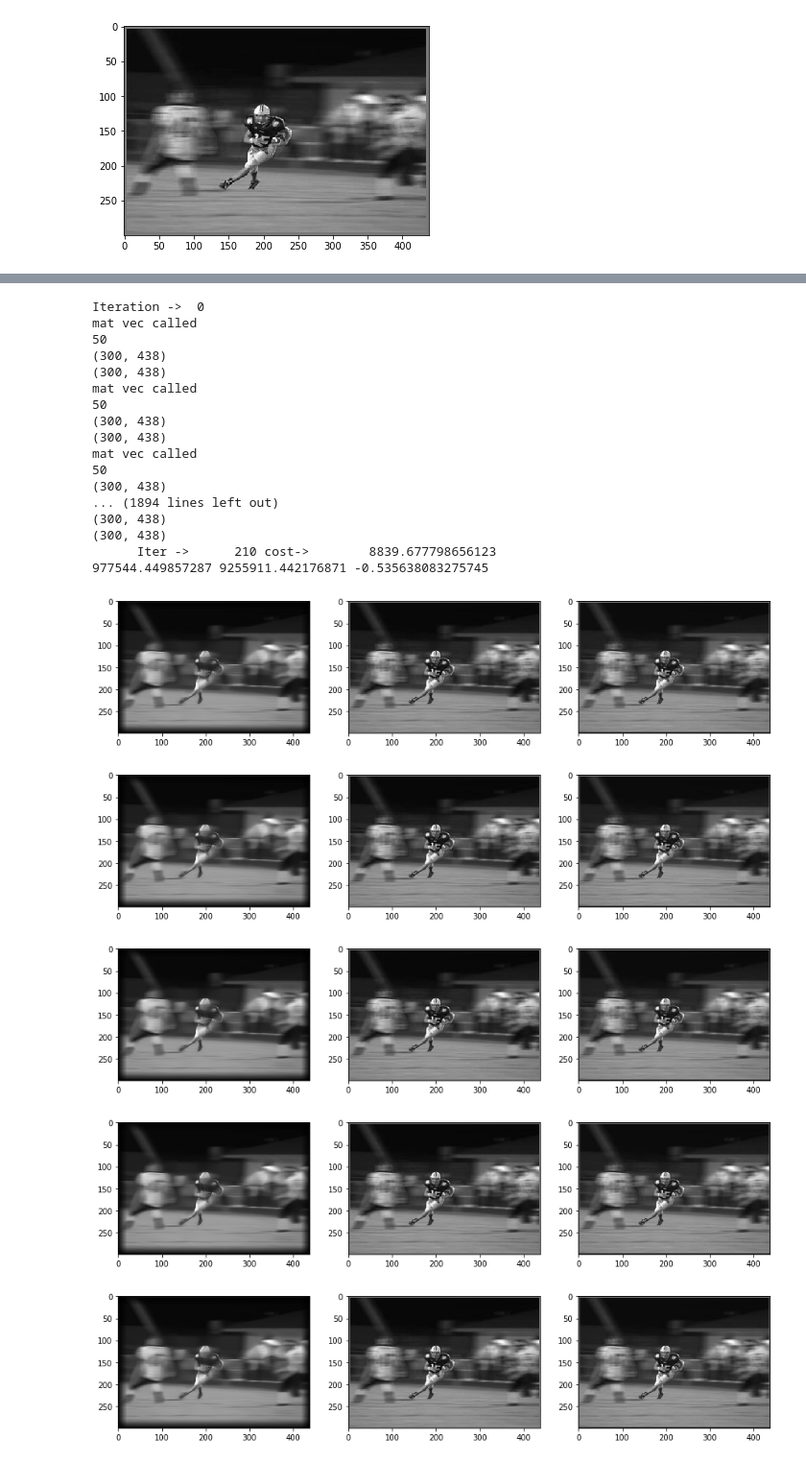
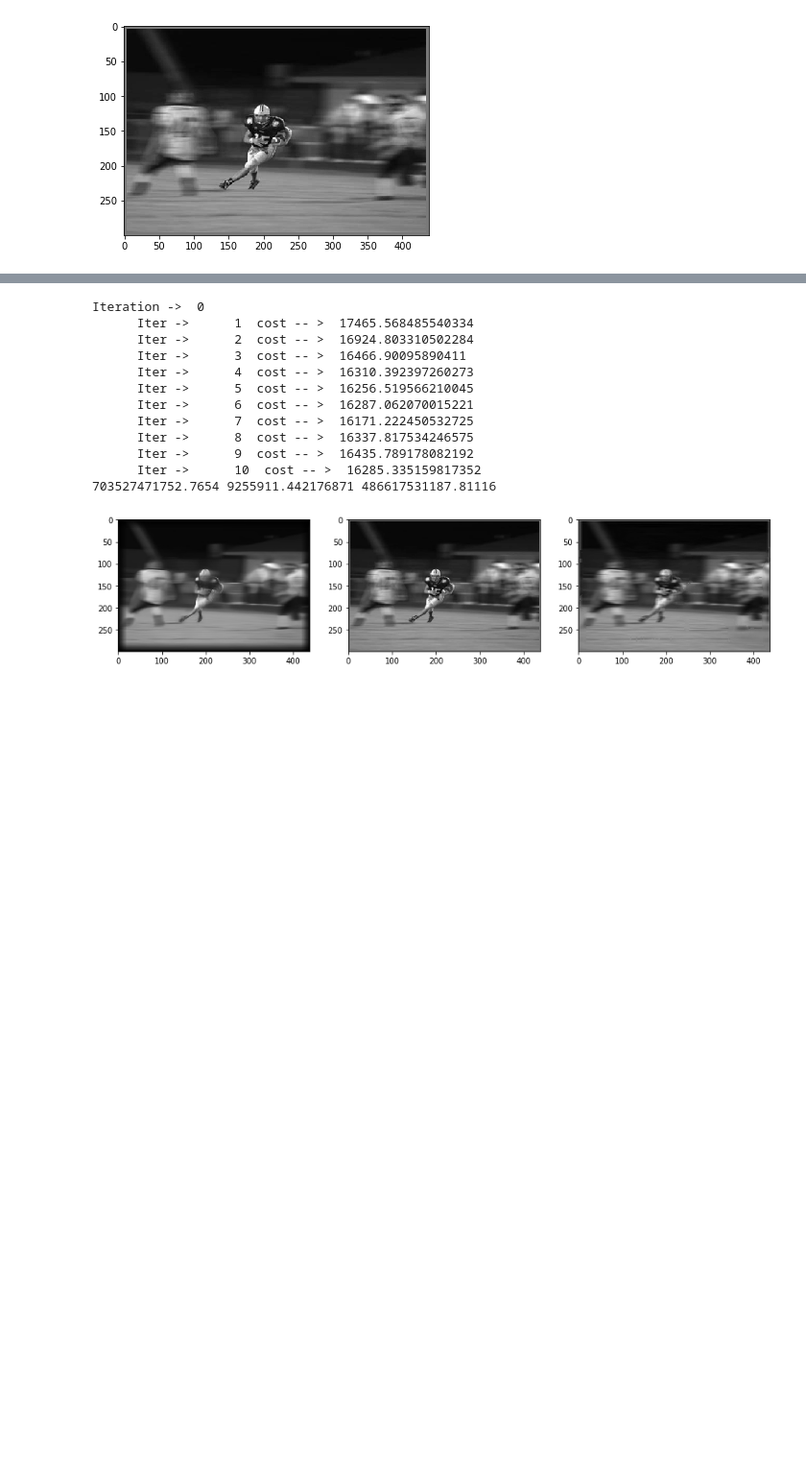
Before and after one commit to alti-tude/blind_deblurring, a Jupyter notebook: deconv.ipynb, the cells around one changed output, grey strips where cells are left out. Shown: that part at 96% size. Drawn from its saved outputs; the diff is of its cells as text; code cells hidden in the pictures; blank space fills up the shorter version.

Commit message:
tried for non uniform blur

```diff
--- a/deconv.ipynb
+++ b/deconv.ipynb
@@ -34,6 +34,8 @@ with Notebook():
 # %%
 img = utils.loadImage('./resources/test4.png', 'gray')
 # x, K = utils.nonUniformBlur(img)
+magnitude, directions = reblur.getImageBlurEstimate(img)
+
 x = img
 print(x.shape)
 plt.imshow(x, cmap='gray')
@@ -264,12 +301,14 @@ def EPLLhalfQuadraticSplitDeblur(noiseI, lam, K, patchSize, betas, T, alpha, h,
         for tt in range(T):
             print("Iteration -> ", tt)
             I1 = z
+            tt1 = noiseI
 #             I1 = getPrior(cleanI, patchSize, alpha, h, stride)
-            tt1 = noiseI[(K.shape[0]//2):-(K.shape[0]//2),(K.shape[1]//2):-(K.shape[1]//2)]
-            tt1 = convolve2d(tt1, np.rot90(np.rot90(K)), 'full')
+#             tt1 = noiseI[(K.shape[0]//2):-(K.shape[0]//2),(K.shape[1]//2):-(K.shape[1]//2)]
+#             tt1 = convolve2d(tt1, np.rot90(np.rot90(K)), 'full')
+            tt1 = myConvolve(tt1, np.rot90(np.rot90(magnitude)), np.rot90(np.rot90(directions)))
             tt2 = I1
             x0 = I1.ravel()
-            cleanI = bicgstab(A, lam*tt1.ravel() + beta*tt2.ravel(), callback=call_func)
+            cleanI = bicgstab(A, lam*tt1.ravel() + beta*tt2.ravel(), callback=call_func, maxiter=10)
             cleanI = np.reshape(cleanI[0], noiseI.shape)
             arr = plt.subplots(1,3, figsize = (15,15))[1]
             arr[0].imshow(z, cmap='gray')
@@ -280,27 +319,18 @@ def EPLLhalfQuadraticSplitDeblur(noiseI, lam, K, patchSize, betas, T, alpha, h,
     return cleanI
 # %%
 
-cleanI = EPLLhalfQuadraticSplitDeblur(noiseI, lam, K, patchSize, betas, T, alpha, h, stride)
+cleanI = EPLLhalfQuadraticSplitDeblur(noiseI, lam, K, patchSize, betas, 1, alpha, h, stride)
 # %% [output]
 Iteration ->  0
-mat vec called
-50
-(300, 438)
-(300, 438)
-mat vec called
-50
-(300, 438)
-(300, 438)
-mat vec called
-50
-(300, 438)
-... (1894 lines left out)
-(300, 438)
-(300, 438)
-      Iter ->      210 cost->        8839.677798656123
-977544.449857287 9255911.442176871 -0.535638083275745
+      Iter ->      1  cost -- >  17465.568485540334
+      Iter ->      2  cost -- >  16924.803310502284
+      Iter ->      3  cost -- >  16466.90095890411
+      Iter ->      4  cost -- >  16310.392397260273
+      Iter ->      5  cost -- >  16256.519566210045
+      Iter ->      6  cost -- >  16287.062070015221
+      Iter ->      7  cost -- >  16171.222450532725
+      Iter ->      8  cost -- >  16337.817534246575
+      Iter ->      9  cost -- >  16435.789178082192
+      Iter ->      10  cost -- >  16285.335159817352
+703527471752.7654 9255911.442176871 486617531187.81116
-[figure, old version]
+[figure, new version]
-[figure, removed]
-[figure, removed]
-[figure, removed]
-[figure, removed]
```
Also changed, not shown: parts of 5 cells of this notebook, 1 other file.
